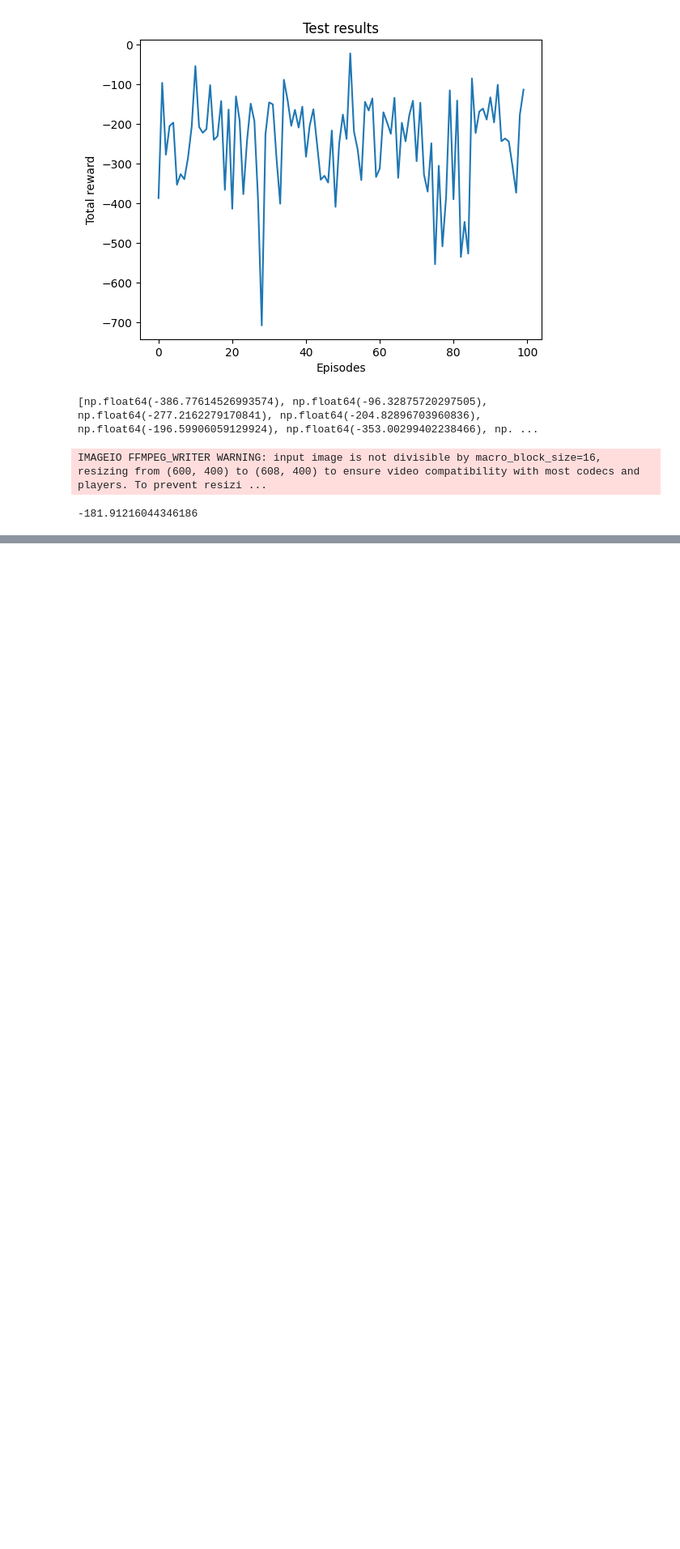
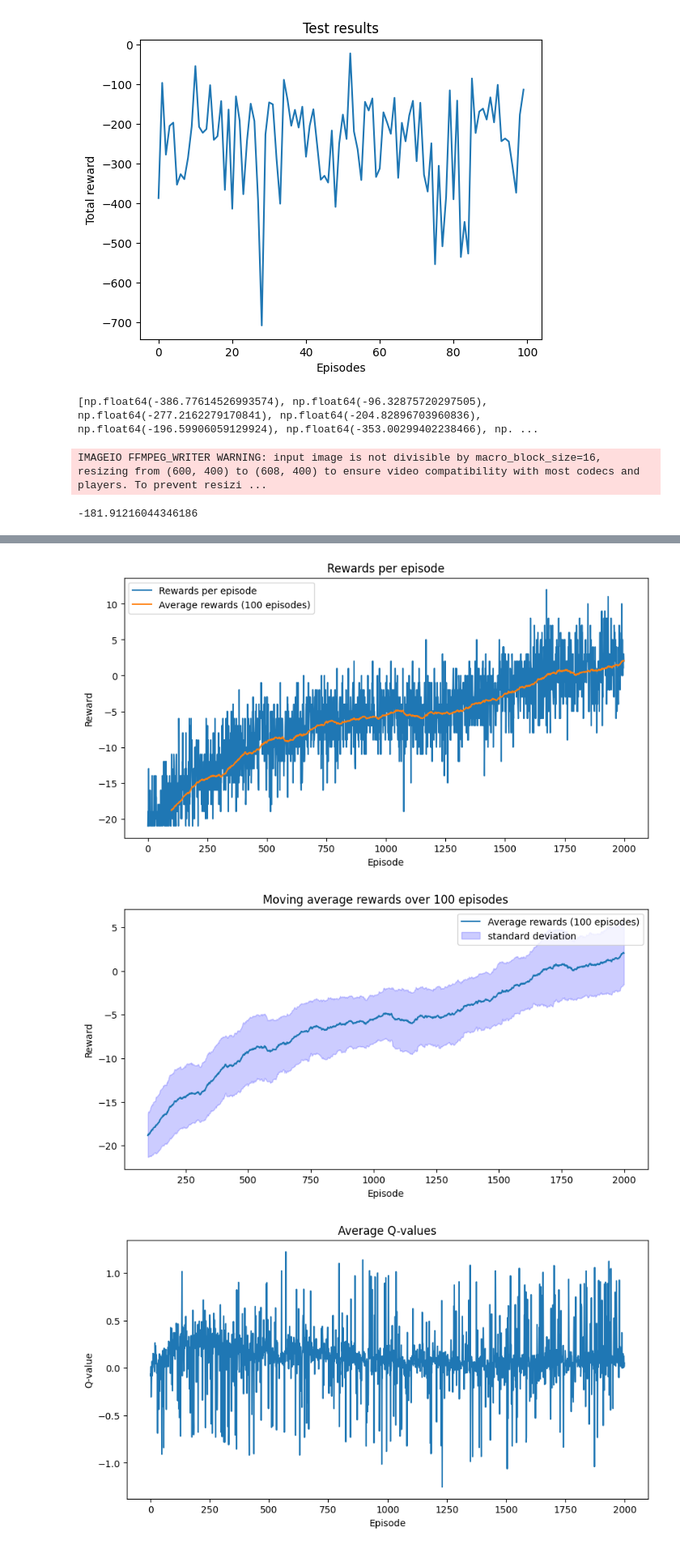
Before and after one commit to WertzSamuel/AML_projet, a Jupyter notebook: AML_projet.ipynb, the cells around one changed output, grey strips where cells are left out. Shown at 81% size. Cells and saved outputs as stored; diff of their text form; code cells hidden in the pictures; blank space fills up the shorter version.

Commit message:
pong

```diff
--- a/AML_projet.ipynb
+++ b/AML_projet.ipynb
@@ -770,0 +859,40 @@ IMAGEIO FFMPEG_WRITER WARNING: input image is not divisible by macro_block_size=
+# %%
+# HYPERPARAMETERS
+GAMMA = 0.95            # Facteur de discount
+LR = 1e-4               # Taux d'apprentissage
+BATCH_SIZE = 32         # Taille des lots pour l'entraînement
+MEMORY_SIZE = 10000    # Taille du replay buffer
+EPSILON_START = 1.0     # Valeur initiale pour epsilon (exploration)
+EPSILON_END = 0.01      # Valeur finale pour epsilon
+EPSILON_DECAY = 0.9989   # Facteur de décroissance pour epsilon
+TARGET_UPDATE = 10      # Fréquence de mise à jour du réseau cible
+TAU = 0.1               # Taux de mise à jour du réseau cible
+K = 100                 # Fenêtre pour calculer la moyenne des rewards
+SUCCESS_THRESHOLD = 10 # Valeur de succès
+NUM_EPISODES = 2000
+TRAIN_FROM_FRAME = True
+SOFT_UPDATE = True
+STACK_SIZE = 4
+ROWS = 84
+COLS = 84
+# %%
+# Initialization
+device = torch.device("cuda" if torch.cuda.is_available() else "cpu")
+
+import ale_py
+gym.register_envs(ale_py)
+env = gym.make('ALE/Pong-v5', render_mode='rgb_array')
+
+fix_all_seeds(42, env)
+_, _ = env.reset()
+
+# state_size = env.observation_space.shape[0]
+action_size = env.action_space.n
+agent = DQNAgent(STACK_SIZE, action_size, CNNQNetwork, ReplayBuffer)
+
+# Training
+rewards,std_rewards, avg_rewards, q_values, losses = train_agent(env, agent)
+
+# Save model
+torch.save(agent.qnetwork_policy.state_dict(), 'Models/policy_cnn_pong.pt')
+torch.save(agent.qnetwork_target.state_dict(), 'Models/target_cnn_pong.pt')
@@ -770,0 +913,6 @@ IMAGEIO FFMPEG_WRITER WARNING: input image is not divisible by macro_block_size=
+# %%
+plot_results(rewards,std_rewards, avg_rewards, q_values, losses, "Plots/CNN_pong/")
+# %% [output]
+[figure, added]
+[figure, added]
+[figure, added]
```
Also changed, not shown: parts of 7 cells of this notebook, 8 other files.
